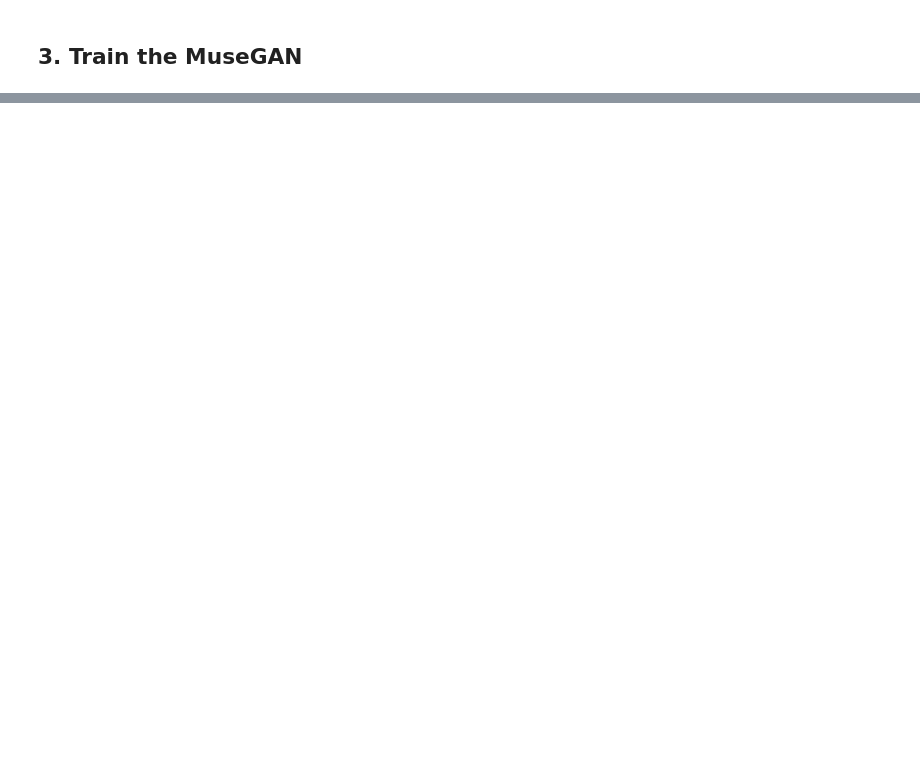
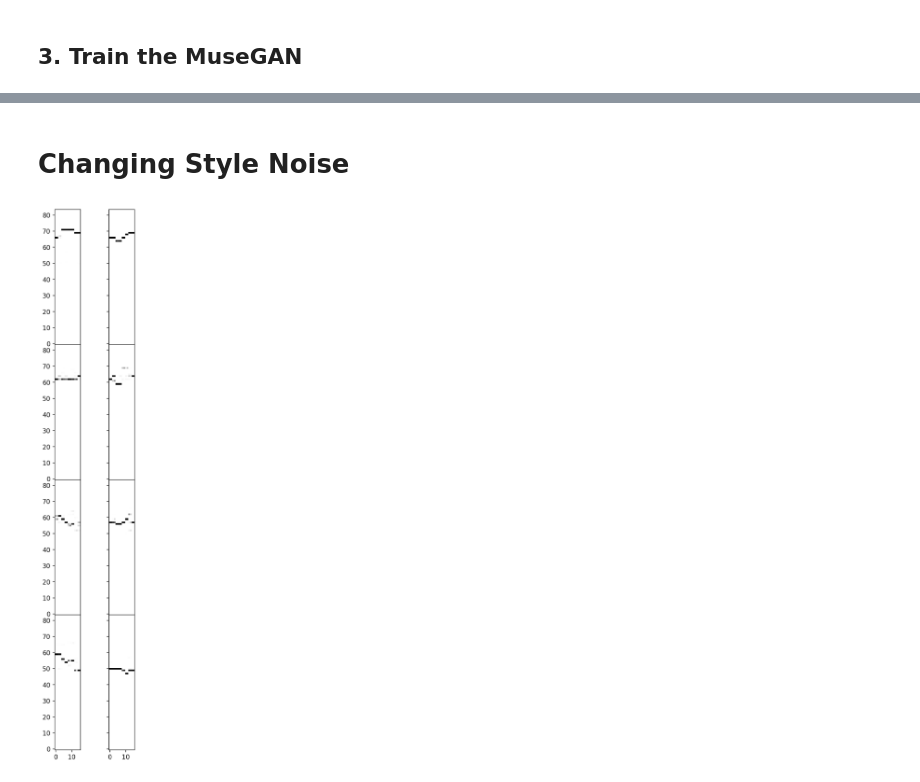
Before and after one commit to davidADSP/Generative_Deep_Learning_2nd_Edition, a Jupyter notebook: notebooks/music/bach-chorales/train.ipynb, the cells around one changed output, grey strips where cells are left out. Cells and saved outputs as stored; diff of their text form; code cells hidden in the pictures; blank space fills up the shorter version.

```diff
--- a/notebooks/music/bach-chorales/train.ipynb
+++ b/notebooks/music/bach-chorales/train.ipynb
@@ -413,0 +474,14 @@ display(imgs, cmap = None)
+# %% [markdown]
+# Changing Style Noise
+# %%
+style_random_latent_vectors_2 = np.random.normal(size=(num_scores, Z_DIM))
+random_latent_vectors_3 = [chords_random_latent_vectors
+                             , style_random_latent_vectors_2
+                             , melody_random_latent_vectors
+                             , groove_random_latent_vectors]
+generated_music_3 = generator(random_latent_vectors_3)
+generated_music_3 = generated_music_3.numpy()
+draw_score(generated_music_3, 0)
+notes_to_midi(generated_music_3, N_BARS, N_TRACKS, N_STEPS_PER_BAR, filename = "output_midi_style_changed")
+# %% [output]
+[figure, added]
```
Also changed, not shown: parts of 27 cells of this notebook, 8 other files.
